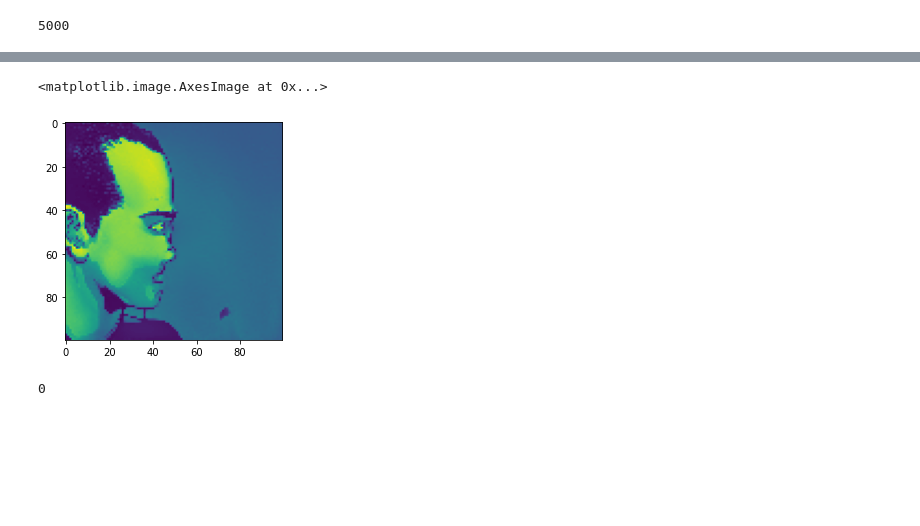
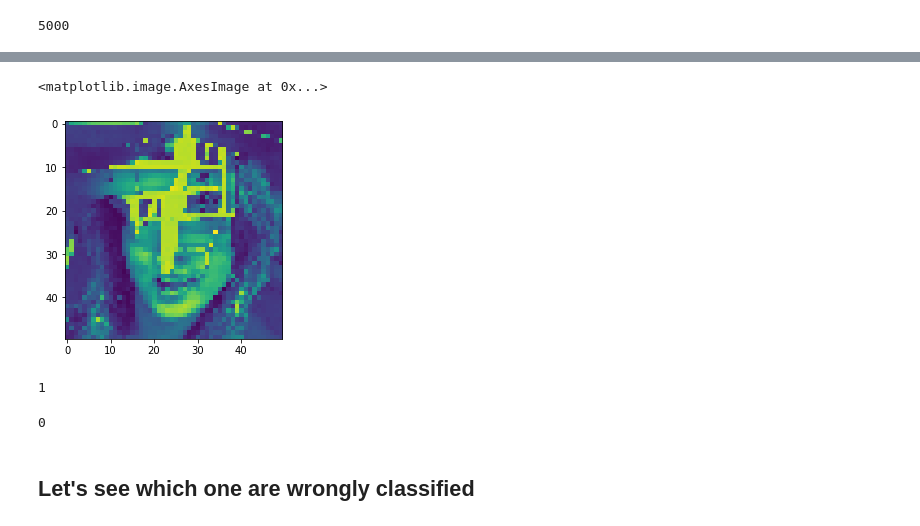
Before and after one commit to andreacutrera/comics_faces_recognizer, a Jupyter notebook: preprocessing_data.ipynb, the cells around one changed output, grey strips where cells are left out. Cells and saved outputs as stored; diff of their text form; code cells hidden in the pictures; blank space fills up the shorter version.

```diff
--- a/preprocessing_data.ipynb
+++ b/preprocessing_data.ipynb
@@ -717,0 +637,4 @@ from tensorflow.keras import layers
+# %%
+# Model / data parameters
+num_classes = 2
+input_shape = x_train.shape[1:]
@@ -866,7 +1296,7 @@ class PlotTraining(tf.keras.callbacks.Callback):
 # %%
-model = keras.Sequential(
+model_8 = keras.Sequential(
     [
-        keras.Input(shape=(100,100,1)),
+        keras.Input(shape=(50,50,1)),
         layers.Conv2D(32, kernel_size=(3, 3), activation="relu"),
         layers.MaxPooling2D(pool_size=(2, 2)),
         layers.Conv2D(64, kernel_size=(3, 3), activation="relu"),
@@ -877,8 +1307,7 @@ model = keras.Sequential(
     ]
 )
 
-model.summary()
+model_8.compile(loss="categorical_crossentropy", optimizer="adam", metrics=["accuracy"])
 
-# utility callback that displays training curves
-plot_training = PlotTraining(sample_rate=10, zoom=1)
+model_8.summary()
 # %% [output]
@@ -901,12 +1330,12 @@ Non-trainable params: 0
 _________________________________________________________________
 # %%
 BATCH_SIZE = 128
-epochs = 10
+epochs = 15
 
-model.compile(loss="categorical_crossentropy", optimizer="adam", metrics=["accuracy"])
+model_8.compile(loss="categorical_crossentropy", optimizer="adam", metrics=["accuracy"])
 
-model.fit(x_train, y_train,
-          batch_size=BATCH_SIZE,
-          epochs=epochs,
-          validation_split=0.1)
+history = model_8.fit(x_train, y_train,
+                      batch_size=BATCH_SIZE,
+                      epochs=epochs,
+                      validation_split=0.1)
 # %% [output]
@@ -951,5 +1389,5 @@ array([[[[0.26666668],
 # %%
-predictions = model.predict(x_test)
+predictions = model_8.predict(x_test)
 # %%
 y_hat = np.argmax(predictions, axis=1)
 # %%
@@ -1002,9 +1440,15 @@ len(target)
 # %%
-plt.imshow(np.resize(x_test[163], (100, 100)))
+plt.imshow(np.resize(x_test[mistakes[2]], (50, 50)))
 # %% [output]
 <matplotlib.image.AxesImage at 0x...>
-[figure, old version]
+[figure, new version]
-# %%
-target[163]
-# %% [output]
-0
+# %%
+target[mistakes[2]]
+# %% [output]
+1
+# %%
+y_hat[mistakes[2]]
+# %% [output]
+0
+# %% [markdown]
+## Let's see which one are wrongly classified
```
Also changed, not shown: parts of 95 cells of this notebook.
